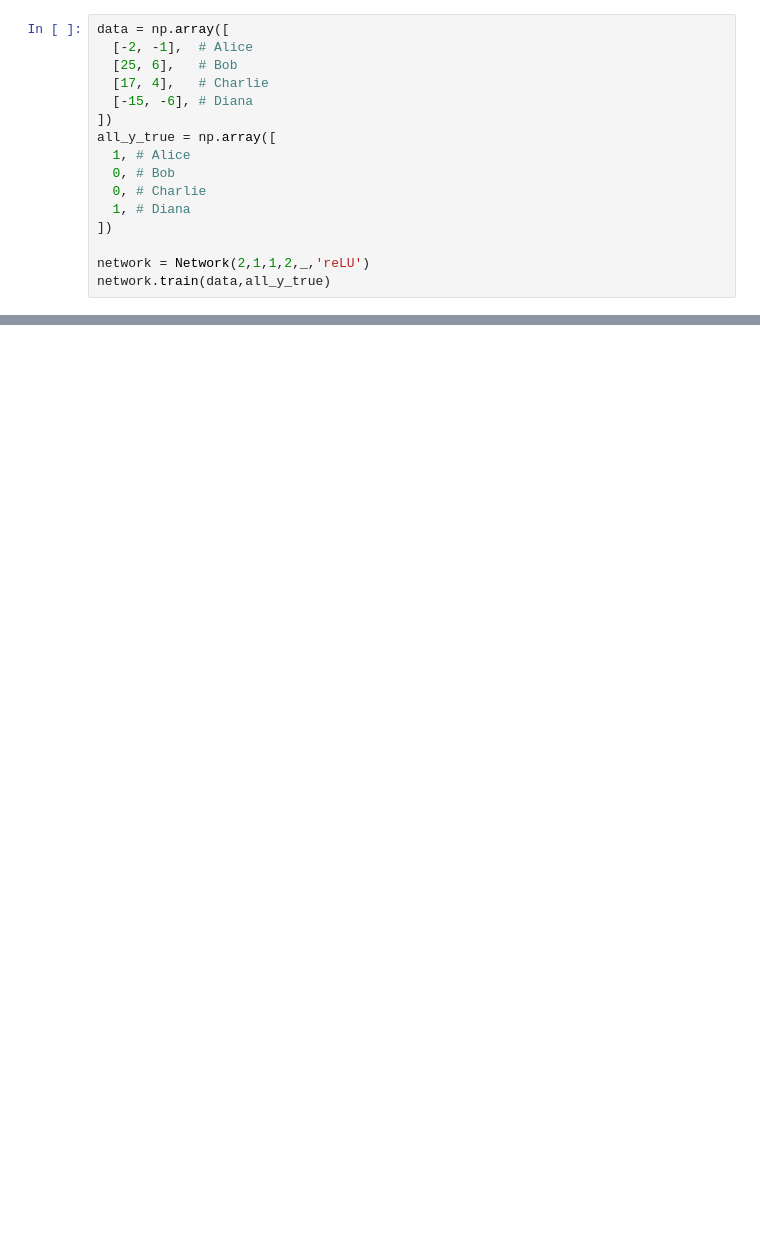
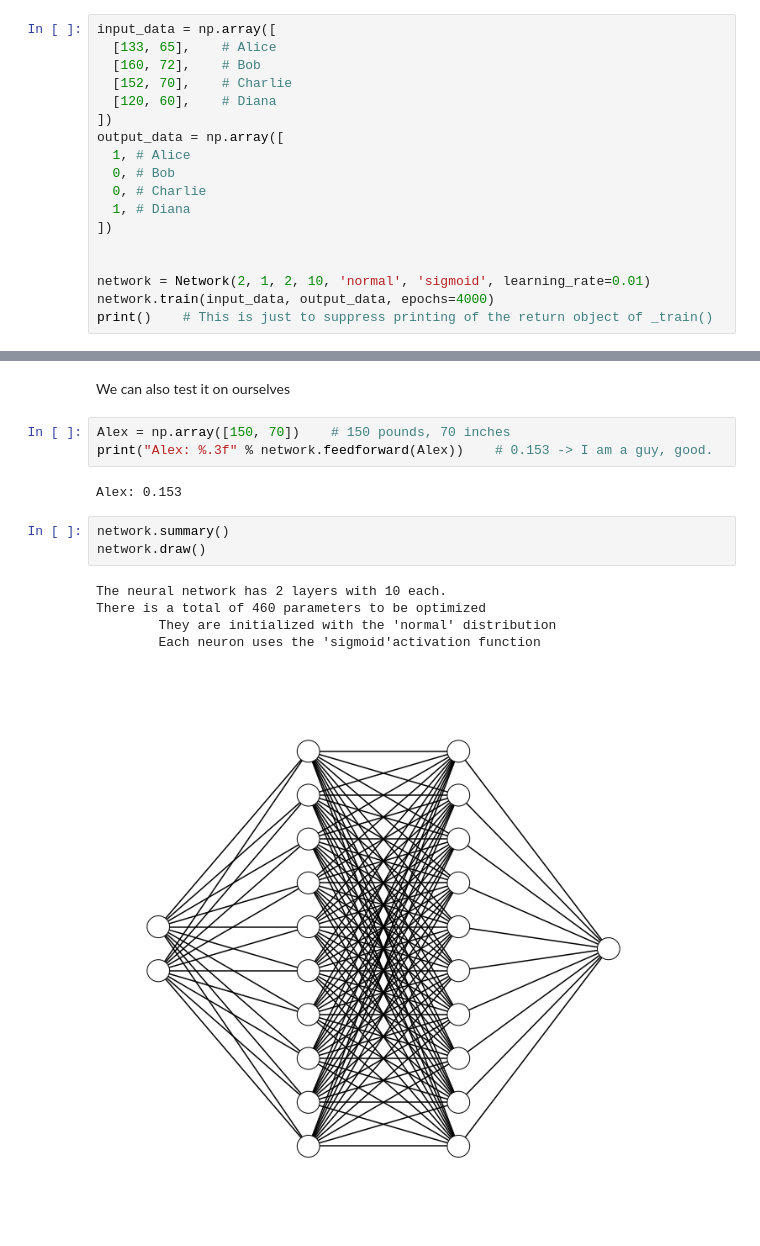
Before and after one commit to RitvikPrabhu/Machine-Learning, a Jupyter notebook: NN.ipynb, the cells around one changed output, grey strips where cells are left out. Cells and saved outputs as stored; diff of their text form; blank space fills up the shorter version.

```diff
--- a/NN.ipynb
+++ b/NN.ipynb
@@ -235,17 +406,19 @@ print("Frank: %.3f" % network.feedforward(frank)) # 0.039 - M
 # %%
-data = np.array([
-  [-2, -1],  # Alice
-  [25, 6],   # Bob
-  [17, 4],   # Charlie
-  [-15, -6], # Diana
+input_data = np.array([
+  [133, 65],    # Alice
+  [160, 72],    # Bob
+  [152, 70],    # Charlie
+  [120, 60],    # Diana
 ])
-all_y_true = np.array([
+output_data = np.array([
   1, # Alice
   0, # Bob
   0, # Charlie
   1, # Diana
 ])
 
-network = Network(2,1,1,2,_,'reLU')
-network.train(data,all_y_true)
+
+network = Network(2, 1, 2, 10, 'normal', 'sigmoid', learning_rate=0.01)
+network.train(input_data, output_data, epochs=4000)
+print()    # This is just to suppress printing of the return object of _train()
 # %% [output]
@@ -302,0 +455,16 @@ ax[1].plot(axis,Activation.deriv_reLU(axis))
+# %% [markdown]
+We can also test it on ourselves
+# %%
+Alex = np.array([150, 70])    # 150 pounds, 70 inches
+print("Alex: %.3f" % network.feedforward(Alex))    # 0.153 -> I am a guy, good.
+# %% [output]
+Alex: 0.153
+# %%
+network.summary()
+network.draw()
+# %% [output]
+The neural network has 2 layers with 10 each.
+There is a total of 460 parameters to be optimized
+        They are initialized with the 'normal' distribution
+        Each neuron uses the 'sigmoid'activation function
+[figure, added]
```
Also changed, not shown: parts of 30 cells of this notebook, 1 other file.
